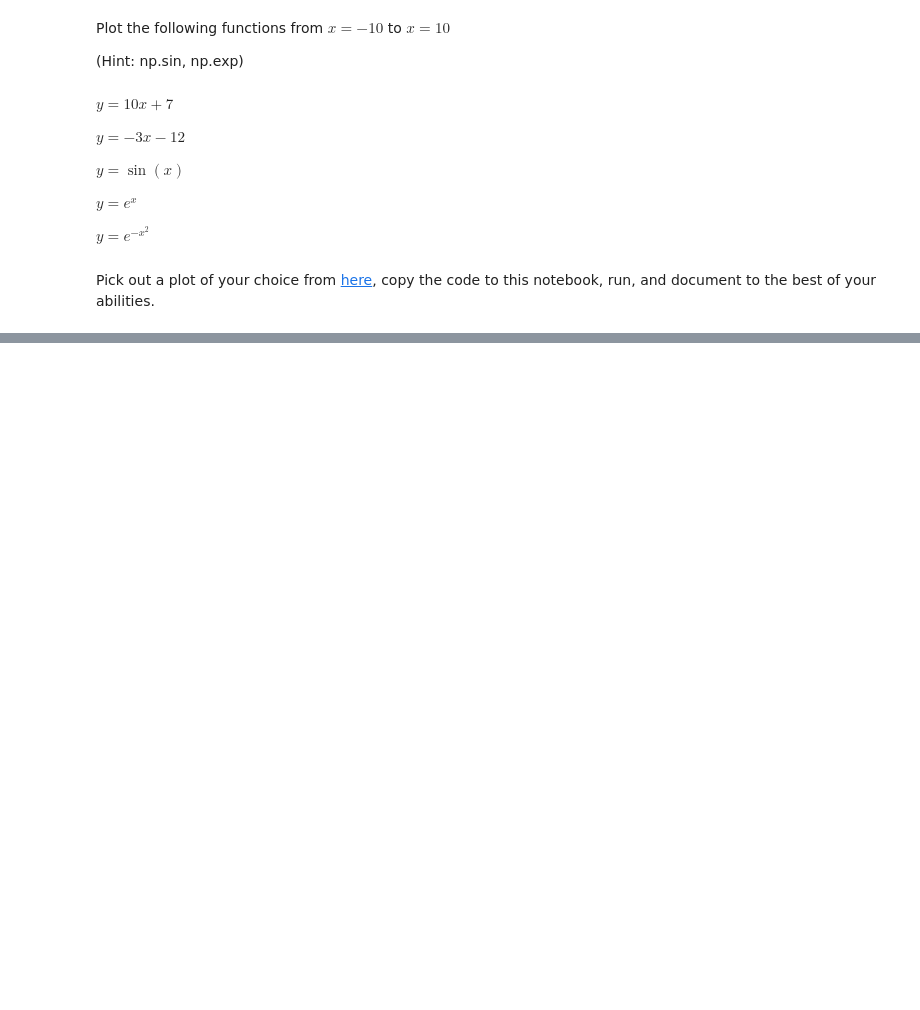
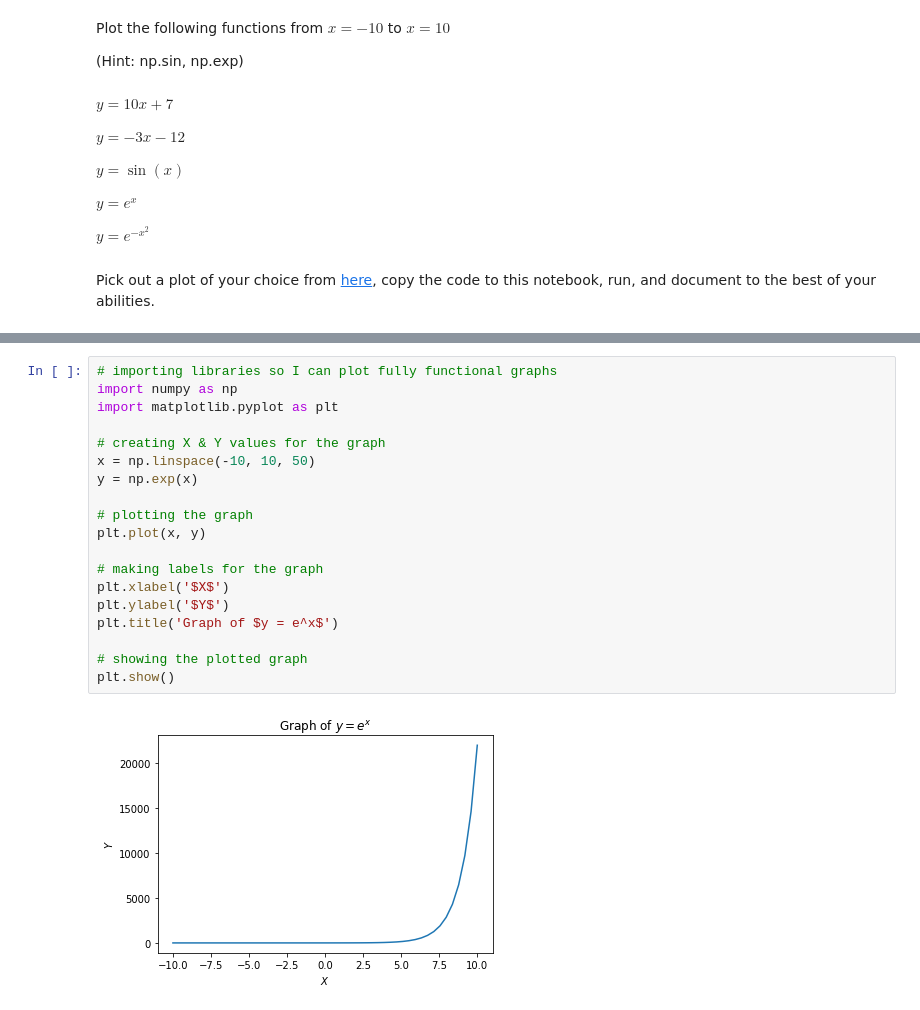
Before and after one commit to GeorgeMartin2021/Probability_Statistics, a Jupyter notebook: Martinez Lab #1 Submission.ipynb, the cells around one changed output, grey strips where cells are left out. Drawn from its saved outputs; the diff is of its cells as text; blank space fills up the shorter version.

```diff
--- a/Martinez Lab #1 Submission.ipynb
+++ b/Martinez Lab #1 Submission.ipynb
@@ -260,0 +324,21 @@ Pick out a plot of your choice from [here](https://matplotlib.org/stable/gallery
+# %%
+# importing libraries so I can plot fully functional graphs
+import numpy as np
+import matplotlib.pyplot as plt
+
+# creating X & Y values for the graph
+x = np.linspace(-10, 10, 50)
+y = np.exp(x)
+
+# plotting the graph
+plt.plot(x, y)
+
+# making labels for the graph
+plt.xlabel('$X$')
+plt.ylabel('$Y$')
+plt.title('Graph of $y = e^x$')
+
+# showing the plotted graph
+plt.show()
+# %% [output]
+[figure, added]
```
Also changed, not shown: parts of 4 cells of this notebook.
